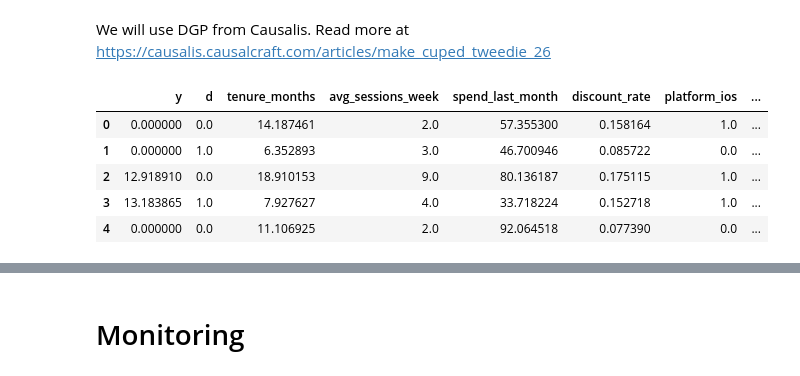
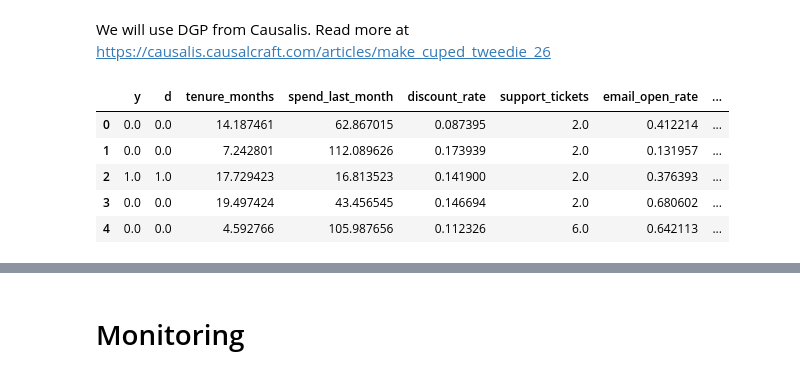
Before and after one commit to causalis-causalcraft/Causalis, a Jupyter notebook: notebooks/scenarios/cuped.ipynb, the cells around one changed output, grey strips where cells are left out. Saved outputs shown, nothing was run; the diff lists cells and outputs as text; code cells hidden in the pictures.

```diff
--- a/notebooks/scenarios/cuped.ipynb
+++ b/notebooks/scenarios/cuped.ipynb
@@ -15,18 +15,20 @@ $H_a$ - There is a difference in LTV between treatment and control groups.
 # %% [markdown]
 We will use DGP from Causalis. Read more at https://causalis.causalcraft.com/articles/make_cuped_tweedie_26
 # %%
-from causalis.scenarios.cuped.dgp import make_cuped_tweedie_26
+# from causalis.scenarios.cuped.dgp import make_cuped_tweedie_26
+from causalis.scenarios.cuped.dgp import make_cuped_binary_26
 from causalis.data_contracts import CausalData
 
-data = make_cuped_tweedie_26(return_causal_data=False, include_oracle=True)
+# data = make_cuped_tweedie_26(return_causal_data=False, include_oracle=True)
+data = make_cuped_binary_26(return_causal_data=False, include_oracle=True, theta_logit=0.38, pre_target_corr=0.65)
 data.head()
 # %% [output]
-|  | y | d | tenure_months | avg_sessions_week | spend_last_month | discount_rate | platform_ios | ... |
-| 0 | 0.000000 | 0.0 | 14.187461 | 2.0 | 57.355300 | 0.158164 | 1.0 | ... |
-| 1 | 0.000000 | 1.0 | 6.352893 | 3.0 | 46.700946 | 0.085722 | 0.0 | ... |
-| 2 | 12.918910 | 0.0 | 18.910153 | 9.0 | 80.136187 | 0.175115 | 1.0 | ... |
-| 3 | 13.183865 | 1.0 | 7.927627 | 4.0 | 33.718224 | 0.152718 | 1.0 | ... |
-| 4 | 0.000000 | 0.0 | 11.106925 | 2.0 | 92.064518 | 0.077390 | 0.0 | ... |
+|  | y | d | tenure_months | spend_last_month | discount_rate | support_tickets | email_open_rate | ... |
+| 0 | 0.0 | 0.0 | 14.187461 | 62.867015 | 0.087395 | 2.0 | 0.412214 | ... |
+| 1 | 0.0 | 0.0 | 7.242801 | 112.089626 | 0.173939 | 2.0 | 0.131957 | ... |
+| 2 | 1.0 | 1.0 | 17.729423 | 16.813523 | 0.141900 | 2.0 | 0.376393 | ... |
+| 3 | 0.0 | 0.0 | 19.497424 | 43.456545 | 0.146694 | 2.0 | 0.680602 | ... |
+| 4 | 0.0 | 0.0 | 4.592766 | 105.987656 | 0.112326 | 6.0 | 0.642113 | ... |
 # %%
 print(f"Ground truth ATE is {data['cate'].mean()}")
 print(f"Ground truth ATTE is {data[data['d'] == 1]['cate'].mean()}")
```
Also changed, not shown: parts of 13 cells of this notebook, 20 other files.
